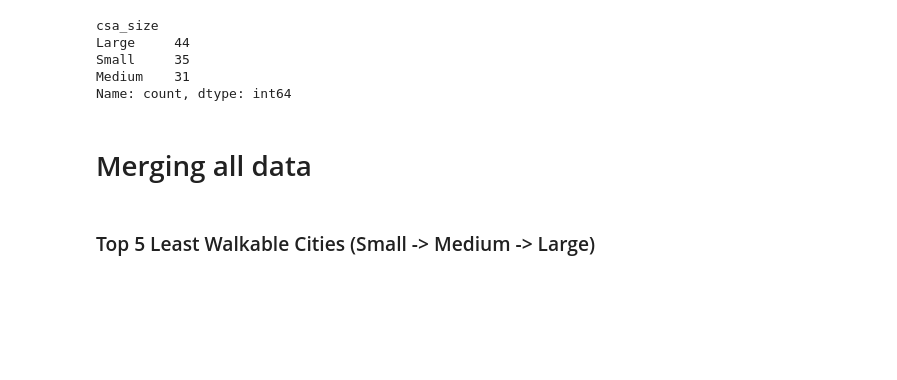
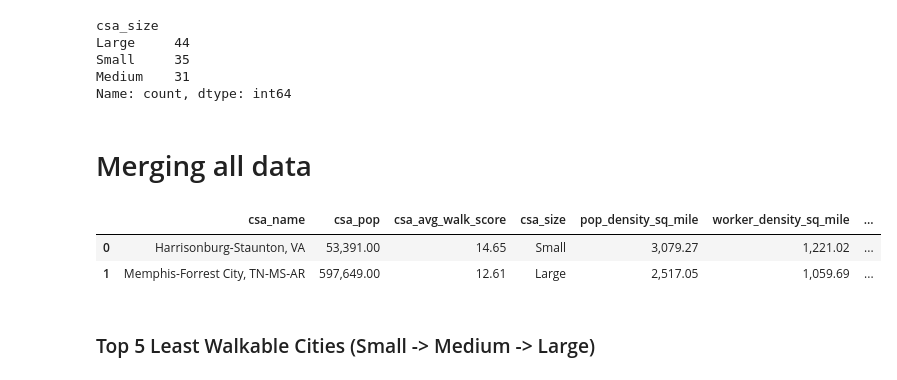
Before and after one commit to Noah-Filben/Factors-Influencing-Walkability-A-Comparative-Analysis-Across-US-Combined-Statistical-Areas, a Jupyter notebook: Factors_Influencing_Walkability_A_Comparative_Analysis_Across_US_Combined_Statistical_Areas.ipynb, the cells around one changed output. Drawn from its saved outputs; the diff is of its cells as text; code cells hidden in the pictures; blank space fills up the shorter version.

```diff
--- a/Factors_Influencing_Walkability_A_Comparative_Analysis_Across_US_Combined_Statistical_Areas.ipynb
+++ b/Factors_Influencing_Walkability_A_Comparative_Analysis_Across_US_Combined_Statistical_Areas.ipynb
@@ -237,6 +247,12 @@ final_merged_df = final_merged_df.rename(columns={
     'arts, entertainment, and recreation': 'arts, entertainment, and recreation revenue per establishment',
     'other services (except public administration)': 'local services revenue per establishment',
     'retail trade': 'retail trade revenue per establishment'})
+# %%
+final_merged_df.head(2)
+# %% [output]
+|  | csa_name | csa_pop | csa_avg_walk_score | csa_size | pop_density_sq_mile | worker_density_sq_mile | ... |
+| 0 | Harrisonburg-Staunton, VA | 53,391.00 | 14.65 | Small | 3,079.27 | 1,221.02 | ... |
+| 1 | Memphis-Forrest City, TN-MS-AR | 597,649.00 | 12.61 | Large | 2,517.05 | 1,059.69 | ... |
 # %% [markdown]
 ### Top 5 Least Walkable Cities (Small -> Medium -> Large)
 # %%
```
Also changed, not shown: parts of 41 cells of this notebook, 6 other files.
